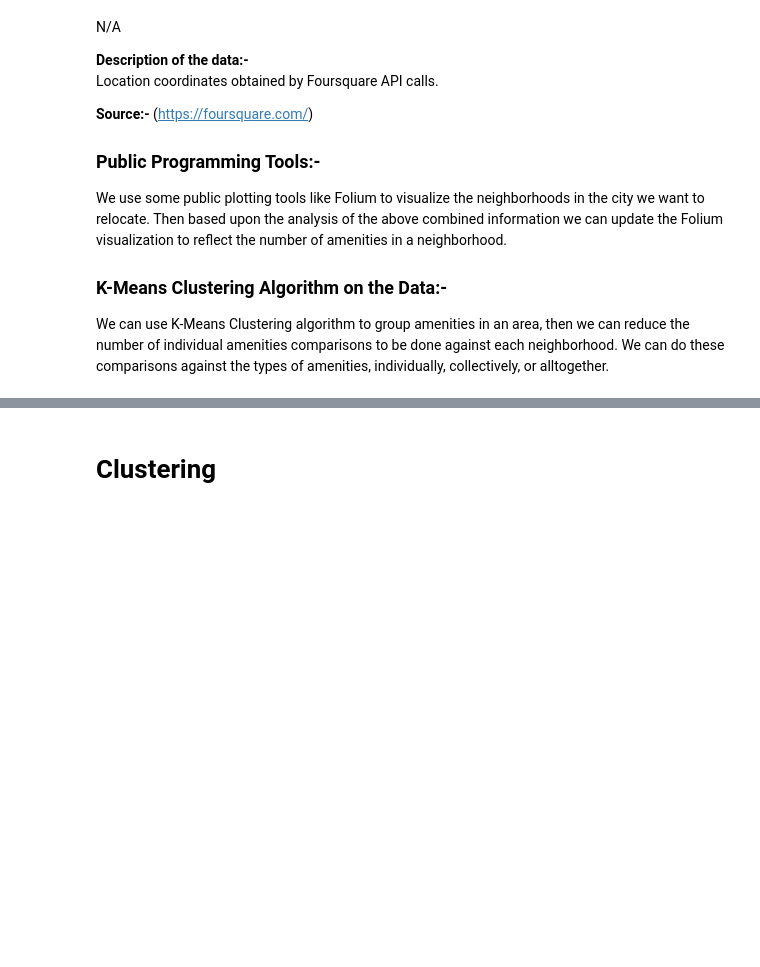
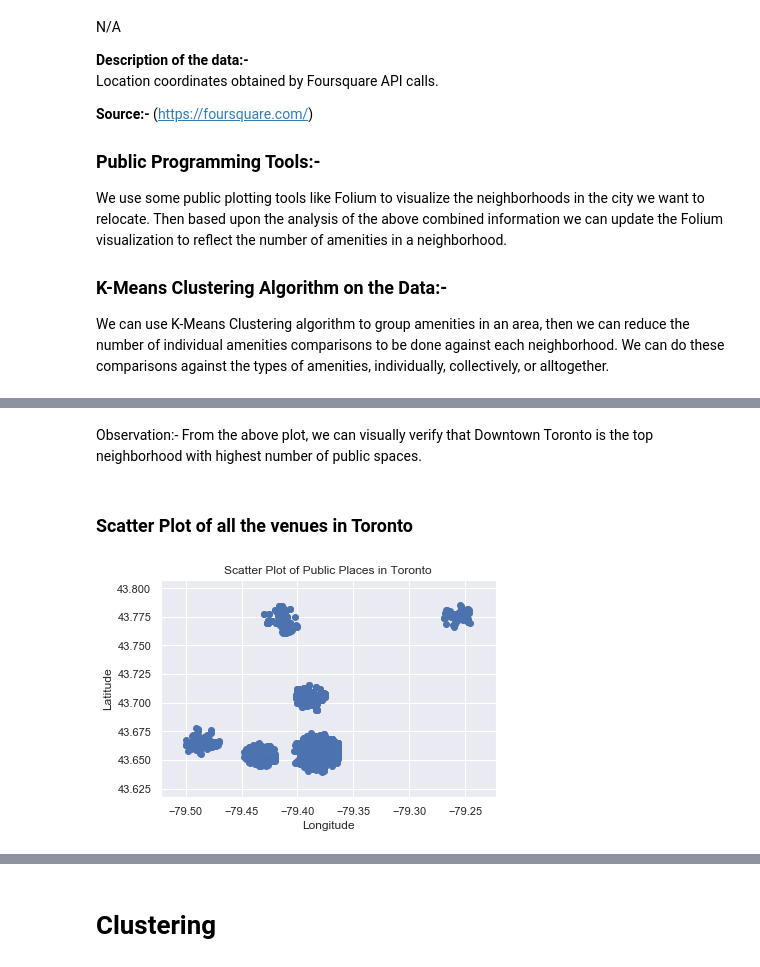
Before and after one commit to mohanprasath/course_work, a Jupyter notebook: coursera/applied_data_science_capstone/Capstone Project Code.ipynb, the cells around one changed output, grey strips where cells are left out. Cells and saved outputs as stored; diff of their text form; code cells hidden in the pictures; blank space fills up the shorter version.

```diff
--- a/coursera/applied_data_science_capstone/Capstone Project Code.ipynb
+++ b/coursera/applied_data_science_capstone/Capstone Project Code.ipynb
@@ -268,0 +344,18 @@ CLIENT_SECRET:MTTEKQHQ0KL3VXWQ5A43HD4Y3OXPWYBRULM3QS1GPRAYOM2Q
+# %% [markdown]
+Observation:-
+    From the above plot, we can visually verify that Downtown Toronto is the top neighborhood with highest number of public spaces.
+# %% [markdown]
+### Scatter Plot of all the venues in Toronto
+# %%
+lat_data = data['lat']
+lng_data = data['lng']
+neighborhood = data['neighborhood'].apply(lambda x: x.split(',')[0])
+
+plt.scatter(lng_data, lat_data)
+plt.xlabel('Longitude')
+plt.ylabel('Latitude')
+plt.title('Scatter Plot of Public Places in Toronto')
+plt.savefig('Public_Places_Scatter_Plot.png')
+plt.show()
+# %% [output]
+[figure, added]
```
Also changed, not shown: parts of 38 cells of this notebook, 7 other files.
